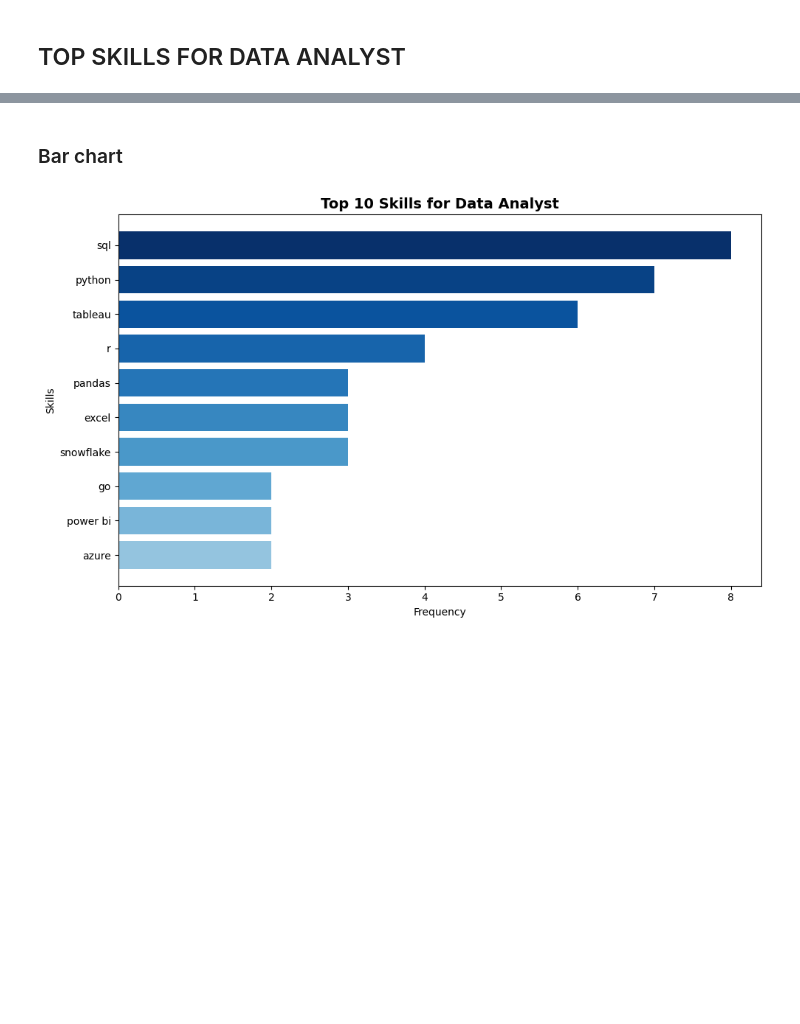
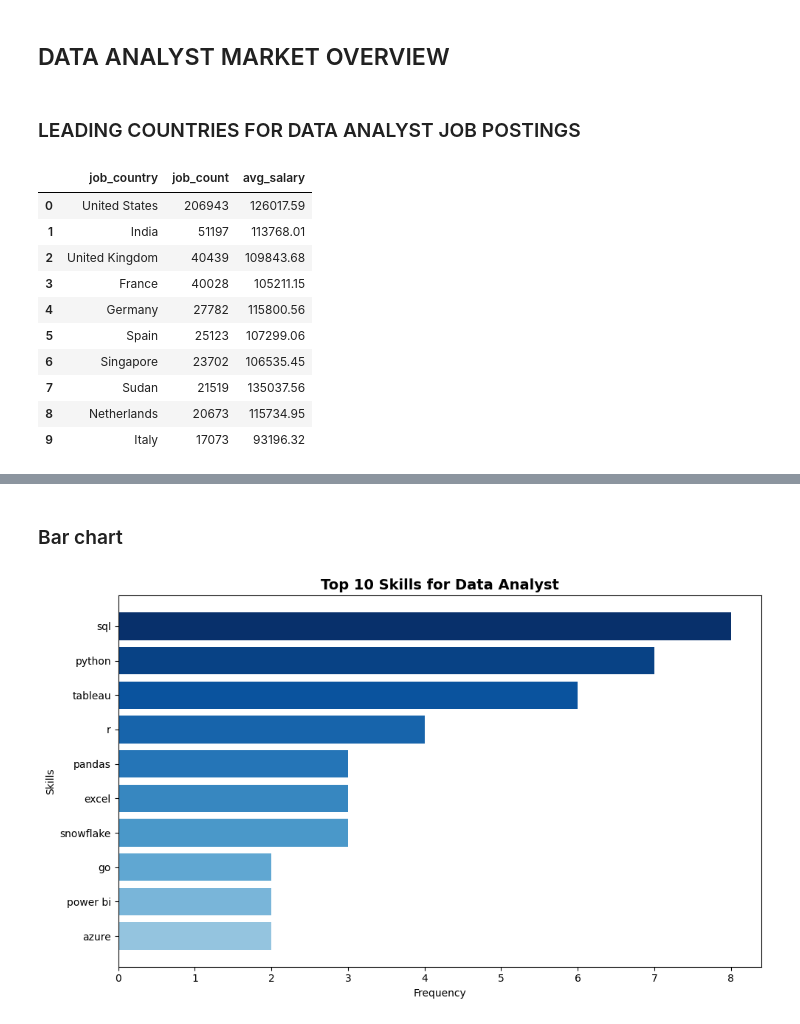
Before and after one commit to Nhido1105/SQL_Project_Analysis, a Jupyter notebook: project_sql/charts.ipynb, the cells around one changed output, grey strips where cells are left out. Saved outputs shown, nothing was run; the diff lists cells and outputs as text; code cells hidden in the pictures; blank space fills up the shorter version.

```diff
--- a/project_sql/charts.ipynb
+++ b/project_sql/charts.ipynb
@@ -1,2 +1,21 @@
 # %% [markdown]
-## TOP SKILLS FOR DATA ANALYST
+## DATA ANALYST MARKET OVERVIEW
+# %% [markdown]
+### LEADING COUNTRIES FOR DATA ANALYST JOB POSTINGS
+# %%
+import pandas as pd
+
+df = pd.read_csv("D:\Downloads\leading_countries.csv")
+df.head(10)
+# %% [output]
+|  | job_country | job_count | avg_salary |
+| 0 | United States | 206943 | 126017.59 |
+| 1 | India | 51197 | 113768.01 |
+| 2 | United Kingdom | 40439 | 109843.68 |
+| 3 | France | 40028 | 105211.15 |
+| 4 | Germany | 27782 | 115800.56 |
+| 5 | Spain | 25123 | 107299.06 |
+| 6 | Singapore | 23702 | 106535.45 |
+| 7 | Sudan | 21519 | 135037.56 |
+| 8 | Netherlands | 20673 | 115734.95 |
+| 9 | Italy | 17073 | 93196.32 |
```
Also changed, not shown: parts of 8 cells of this notebook, 7 other files.
